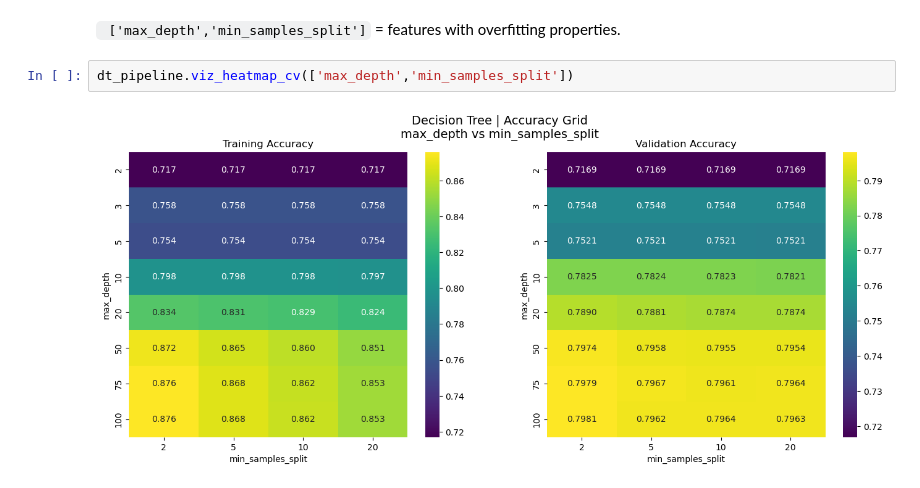
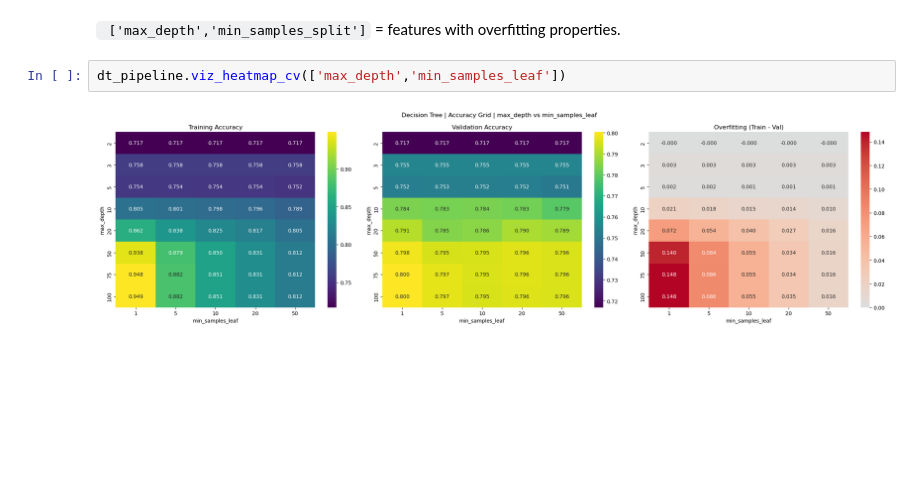
Before and after one commit to dimitris-markopoulos/trees-ensembles-neural-networks, a Jupyter notebook: 02_tree_based_models.ipynb, the cells around one changed output. Saved outputs shown, nothing was run; the diff lists cells and outputs as text; blank space fills up the shorter version.

Commit message:
decision tree fix to heatmap

````diff
--- a/02_tree_based_models.ipynb
+++ b/02_tree_based_models.ipynb
@@ -69,9 +69,9 @@ dt_pipeline.plot_validation_hyperparam_grid_row(**plot_vhgr_params)
 ``` ['max_depth','min_samples_split']```
 = features with overfitting properties.
 # %%
-dt_pipeline.viz_heatmap_cv(['max_depth','min_samples_split'])
+dt_pipeline.viz_heatmap_cv(['max_depth','min_samples_leaf'])
 # %% [output]
-[figure, old version]
+[figure, new version]
 # %%
 best_tree = dt_pipeline.grid.best_estimator_
 
````
Also changed, not shown: parts of 4 cells of this notebook, 7 other files.
